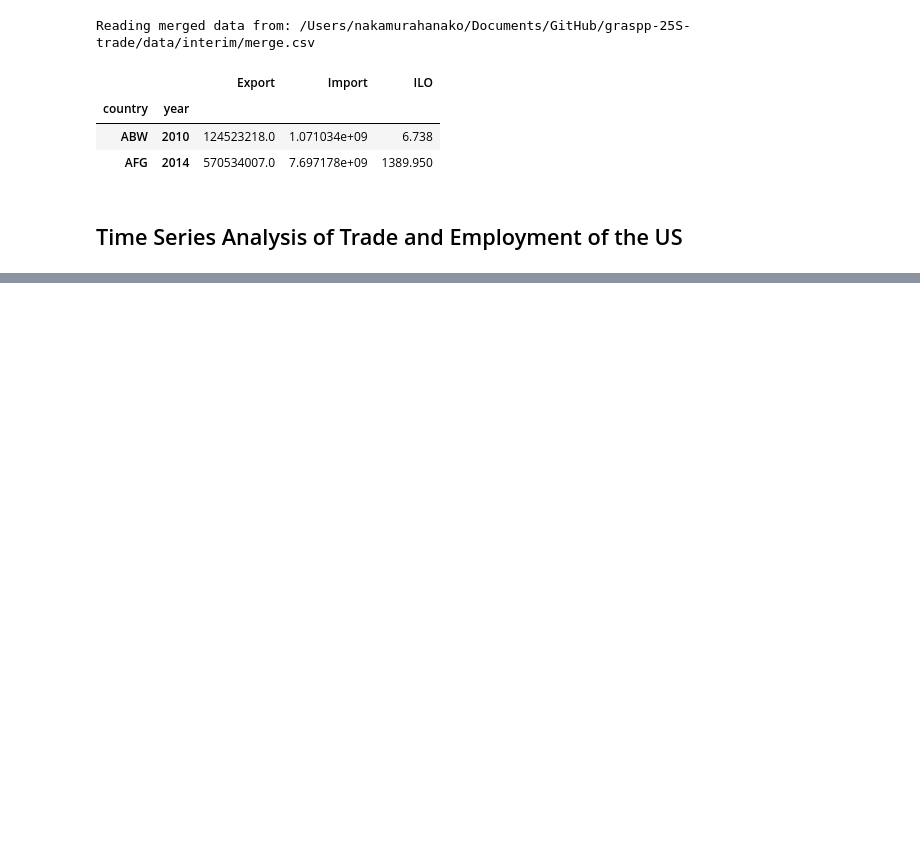
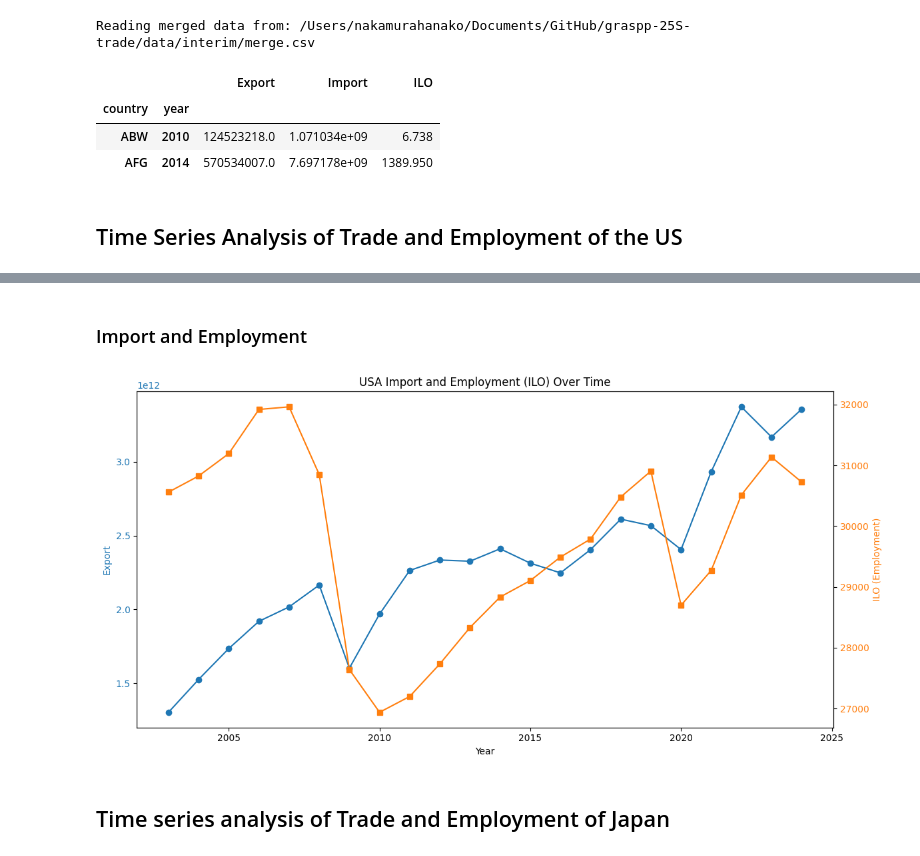
Before and after one commit to Graspp-25-Spring/graspp-25S-trade, a Jupyter notebook: notebooks/new_time_series_analysis-hanako.ipynb, the cells around one changed output, grey strips where cells are left out. Saved outputs shown, nothing was run; the diff lists cells and outputs as text; code cells hidden in the pictures; blank space fills up the shorter version.

```diff
--- a/notebooks/new_time_series_analysis-hanako.ipynb
+++ b/notebooks/new_time_series_analysis-hanako.ipynb
@@ -86,0 +103,28 @@ plt.show()
+# %% [markdown]
+### Import and Employment
+# %%
+import matplotlib.pyplot as plt
+
+# Create the figure and the first axis (for Import)
+fig, ax1 = plt.subplots(figsize=(12, 6))
+
+# Left Y-axis：Import
+ax1.plot(usa_df['year'], usa_df['Import'], color='tab:blue', marker='o', label='Import')
+ax1.set_xlabel('Year')
+ax1.set_ylabel('Export', color='tab:blue')
+ax1.tick_params(axis='y', labelcolor='tab:blue')
+
+# Right Y-axis：Employment
+ax2 = ax1.twinx()
+ax2.plot(usa_df['year'], usa_df['ILO'], color='tab:orange', marker='s', label='Employment')
+ax2.set_ylabel('ILO (Employment)', color='tab:orange')
+ax2.tick_params(axis='y', labelcolor='tab:orange')
+
+# Set the graph title and layout
+plt.title('USA Import and Employment (ILO) Over Time')
+fig.tight_layout()
+plt.show()
+# %% [output]
+[figure, added]
+# %% [markdown]
+## Time series analysis of Trade and Employment of Japan
```
Also changed, not shown: parts of 11 cells of this notebook.
